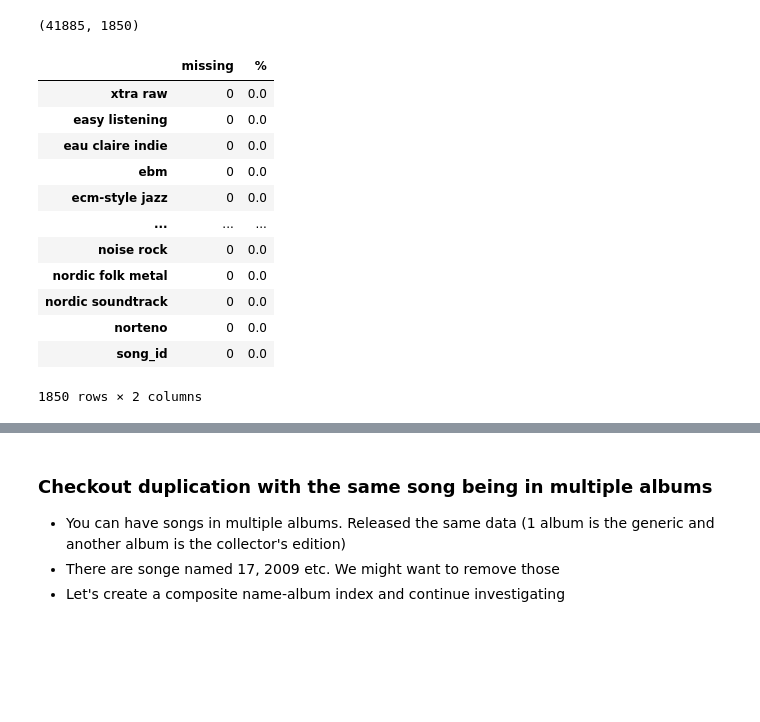
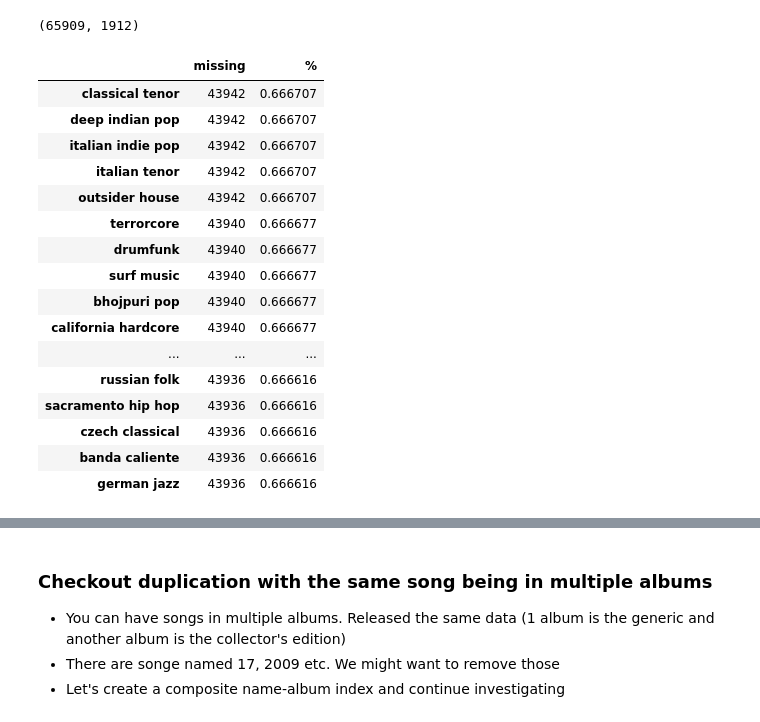
Before and after one commit to ioannisloukakisibm/Springboard-DE-Track, a Jupyter notebook: capstone/EDA Spotify.ipynb, the cells around one changed output, grey strips where cells are left out. Drawn from its saved outputs; the diff is of its cells as text; code cells hidden in the pictures; blank space fills up the shorter version.

Commit message:
updating repo with pyspark and spotify changes

```diff
--- a/capstone/EDA Spotify.ipynb
+++ b/capstone/EDA Spotify.ipynb
@@ -10,38 +10,34 @@ logger.setLevel(logging.DEBUG)
 from IPython.core.interactiveshell import InteractiveShell
 InteractiveShell.ast_node_interactivity = "all"
 # %%
-# df1 = pd.read_csv('spotify.csv')
-# df2 = pd.read_csv('spotify_2021-03-14.csv')
-# df3 = pd.read_csv('spotify_2021-03-15.csv')
-# df4 = pd.read_csv('spotify_2021-03-16.csv')
-# df5 = pd.read_csv('spotify_2021-03-17.csv')
-# df6 = pd.read_csv('spotify_2021-03-18.csv')
-# df7 = pd.read_csv('spotify_2021-03-19.csv')
+df1 = pd.read_csv('spotify_2021-04-05.csv')
+df2 = pd.read_csv('spotify_2021-04-12.csv')
+df3 = pd.read_csv('spotify_2021-04-19.csv')
 
-# First one with song ids
-df1 = pd.read_csv('spotify_2021-03-28.csv')
-df2 = pd.read_csv('spotify_2021-03-29.csv')
-
-df = pd.concat([df1,df2])
+df = pd.concat([df1,df2,df3])
 df.drop(columns=[df.columns[0]], inplace = True)
 df.shape
 # %% [output]
-(41885, 1850)
+(65909, 1912)
 # %%
 miss = pd.DataFrame(df.isnull().sum().sort_values(ascending=False), columns=['missing'])
 miss['%'] = miss['missing']/df.shape[0]
-miss
+miss.head(50)
 # %% [output]
 |  | missing | % |
-| xtra raw | 0 | 0.0 |
-| easy listening | 0 | 0.0 |
-| eau claire indie | 0 | 0.0 |
-| ebm | 0 | 0.0 |
-| ecm-style jazz | 0 | 0.0 |
+| classical tenor | 43942 | 0.666707 |
+| deep indian pop | 43942 | 0.666707 |
+| italian indie pop | 43942 | 0.666707 |
+| italian tenor | 43942 | 0.666707 |
+| outsider house | 43942 | 0.666707 |
+| terrorcore | 43940 | 0.666677 |
+| drumfunk | 43940 | 0.666677 |
+| surf music | 43940 | 0.666677 |
+| bhojpuri pop | 43940 | 0.666677 |
+| california hardcore | 43940 | 0.666677 |
 | ... | ... | ... |
-| noise rock | 0 | 0.0 |
-| nordic folk metal | 0 | 0.0 |
-| nordic soundtrack | 0 | 0.0 |
-| norteno | 0 | 0.0 |
-| song_id | 0 | 0.0 |
+| russian folk | 43936 | 0.666616 |
+| sacramento hip hop | 43936 | 0.666616 |
+| czech classical | 43936 | 0.666616 |
+| banda caliente | 43936 | 0.666616 |
+| german jazz | 43936 | 0.666616 |
-1850 rows × 2 columns
```
Also changed, not shown: parts of 2 cells of this notebook, 6 other files.
